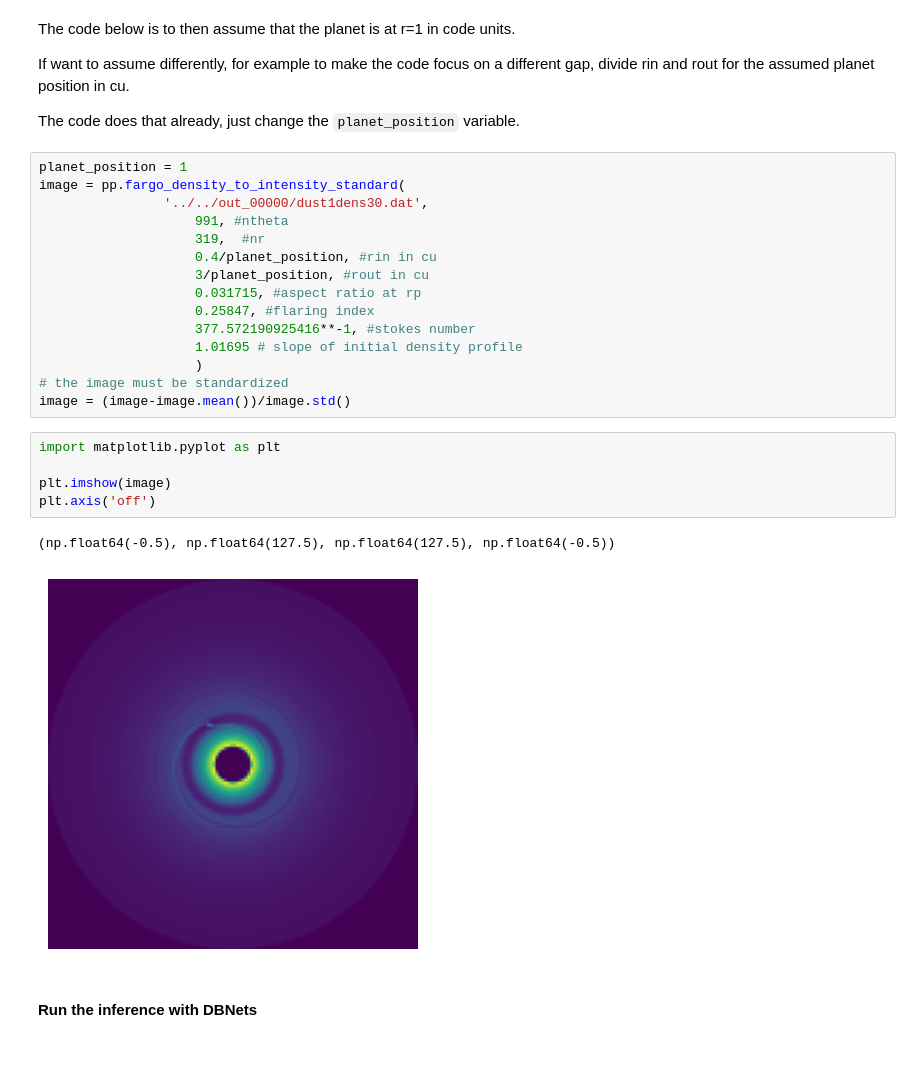
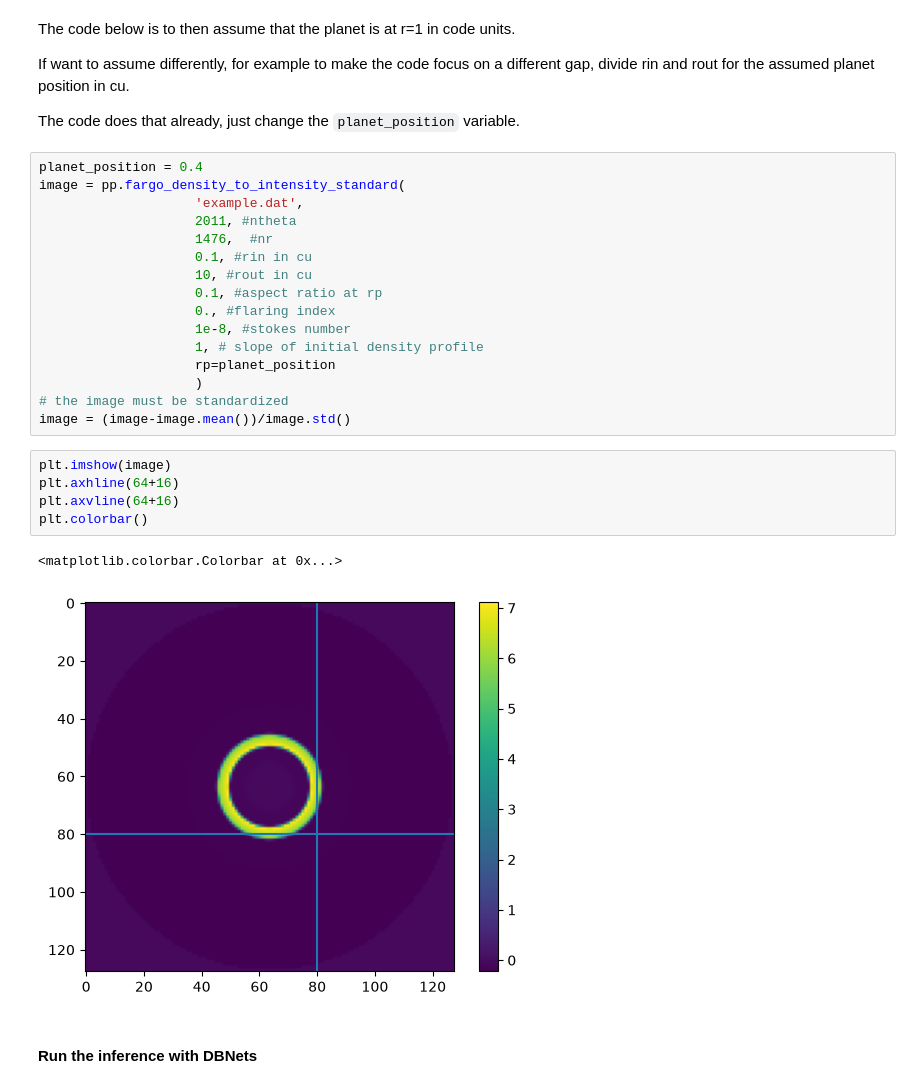
Before and after one commit to dust-busters/DBNets, a Jupyter notebook: examples/example_from_fargo.ipynb, the cells around one changed output. Saved outputs shown, nothing was run; the diff lists cells and outputs as text; blank space fills up the shorter version.

```diff
--- a/examples/example_from_fargo.ipynb
+++ b/examples/example_from_fargo.ipynb
@@ -33,28 +34,29 @@ divide rin and rout for the assumed planet position in cu.
 
 The code does that already, just change the `planet_position` variable.
 # %%
-planet_position = 1
+planet_position = 0.4
 image = pp.fargo_density_to_intensity_standard(
-                '../../out_00000/dust1dens30.dat',
-                    991, #ntheta
-                    319,  #nr
-                    0.4/planet_position, #rin in cu
-                    3/planet_position, #rout in cu
-                    0.031715, #aspect ratio at rp
-                    0.25847, #flaring index
-                    377.572190925416**-1, #stokes number
-                    1.01695 # slope of initial density profile
+                    'example.dat',
+                    2011, #ntheta
+                    1476,  #nr
+                    0.1, #rin in cu
+                    10, #rout in cu
+                    0.1, #aspect ratio at rp
+                    0., #flaring index
+                    1e-8, #stokes number
+                    1, # slope of initial density profile
+                    rp=planet_position
                     )
 # the image must be standardized
 image = (image-image.mean())/image.std()
-# %%
-import matplotlib.pyplot as plt
-
-plt.imshow(image)
-plt.axis('off')
-# %% [output]
-(np.float64(-0.5), np.float64(127.5), np.float64(127.5), np.float64(-0.5))
-[figure, removed]
+# %%
+plt.imshow(image)
+plt.axhline(64+16)
+plt.axvline(64+16)
+plt.colorbar()
+# %% [output]
+<matplotlib.colorbar.Colorbar at 0x...>
+[figure, added]
 # %% [markdown]
 #### Run the inference with DBNets
 # %%
```
Also changed, not shown: parts of 8 cells of this notebook, 3 other files.
